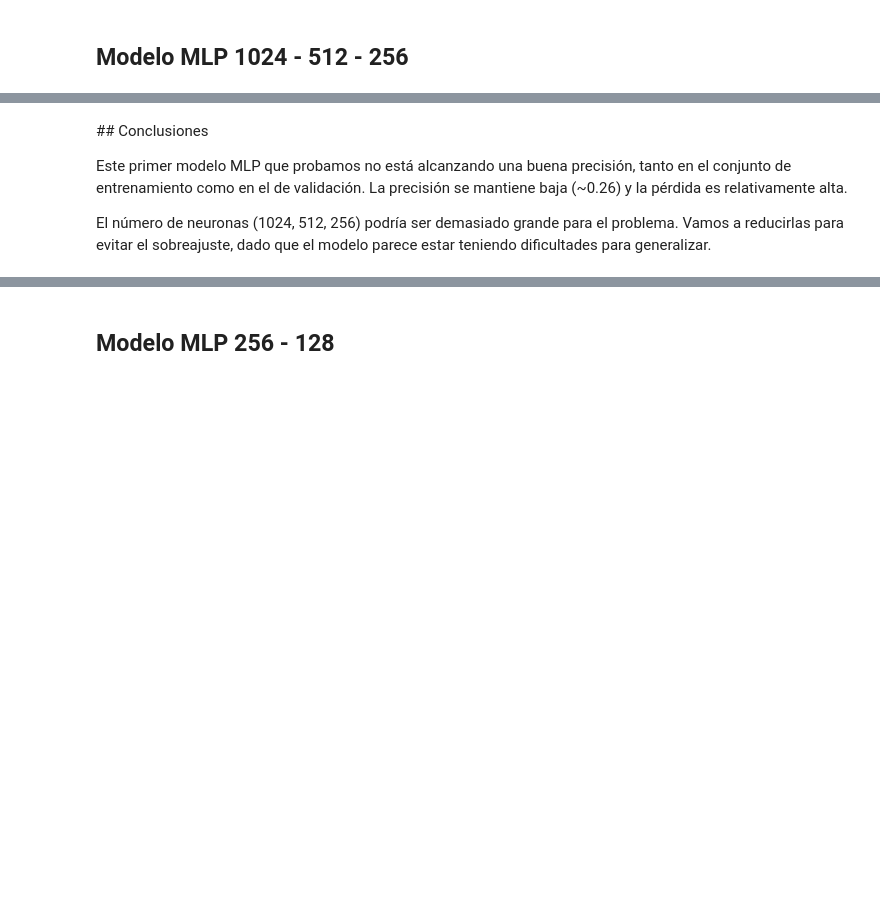
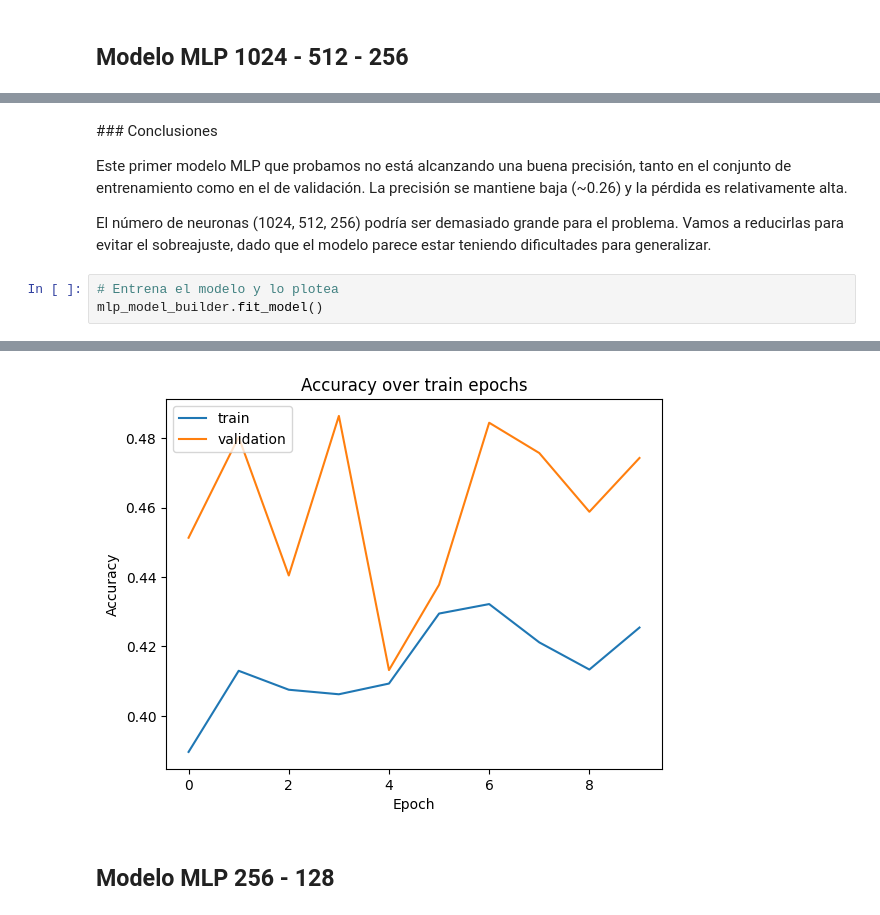
Before and after one commit to JuanAira/tp2-machine-learning, a Jupyter notebook: tp2_places.ipynb, the cells around one changed output, grey strips where cells are left out. Saved outputs shown, nothing was run; the diff lists cells and outputs as text; blank space fills up the shorter version.

```diff
--- a/tp2_places.ipynb
+++ b/tp2_places.ipynb
@@ -243,6 +312,10 @@ mlp_model_builder.fit_model()
 # %% [markdown]
-## Conclusiones
+### Conclusiones
 
 Este primer modelo MLP que probamos no está alcanzando una buena precisión, tanto en el conjunto de entrenamiento como en el de validación. La precisión se mantiene baja (~0.26) y la pérdida es relativamente alta.
 
 El número de neuronas (1024, 512, 256) podría ser demasiado grande para el problema. Vamos a reducirlas para evitar el sobreajuste, dado que el modelo parece estar teniendo dificultades para generalizar.
+# %%
+# Entrena el modelo y lo plotea
+mlp_model_builder.fit_model()
+# %% [output]
@@ -249,3 +342,4 @@ El número de neuronas (1024, 512, 256) podría ser demasiado grande para el pro
+[figure, added]
 # %% [markdown]
 ## Modelo MLP 256 - 128
 # %%
```
Also changed, not shown: parts of 19 cells of this notebook.
